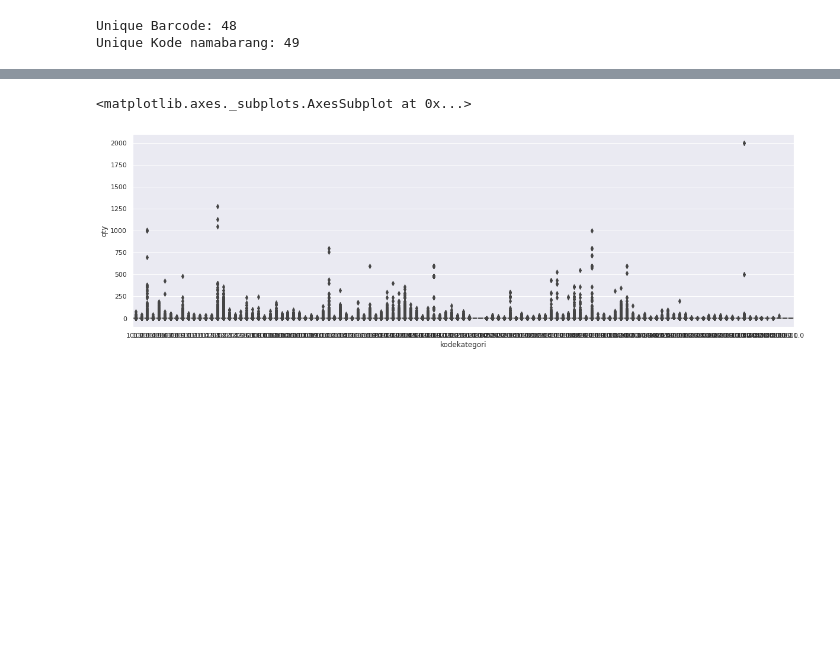
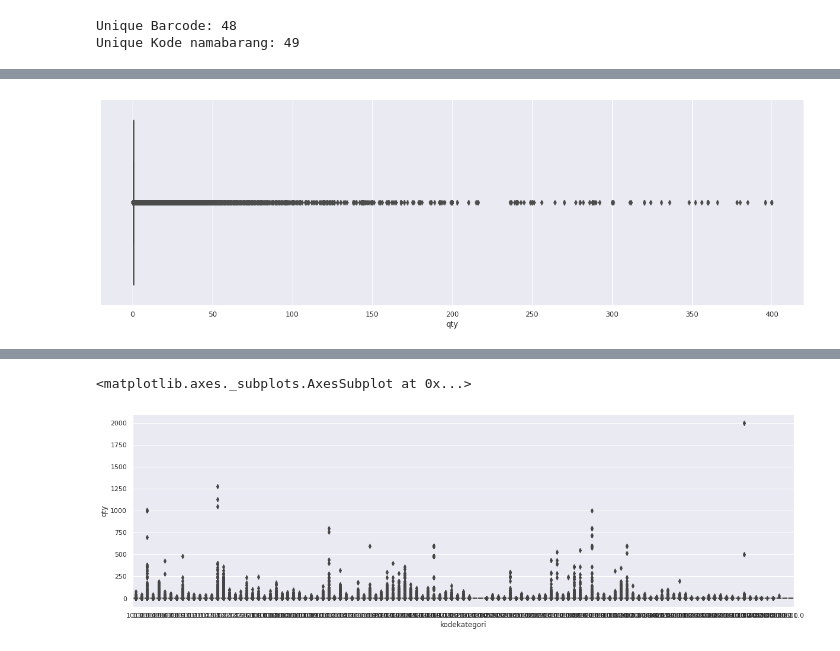
Before and after one commit to diegoray/sales-prediction-gru, a Jupyter notebook: ipynb/EDA.ipynb, the cells around one changed output, grey strips where cells are left out. Saved outputs shown, nothing was run; the diff lists cells and outputs as text; code cells hidden in the pictures; blank space fills up the shorter version.

```diff
--- a/ipynb/EDA.ipynb
+++ b/ipynb/EDA.ipynb
@@ -260,0 +253,4 @@ ax.set_xticklabels(ax.get_xticklabels(),rotation=90)
+# %%
+ax = sns.boxplot(dflimit400['qty'] )# limit qty 400
+# %% [output]
+[figure, added]
```
Also changed, not shown: parts of 27 cells of this notebook, 3 other files.
